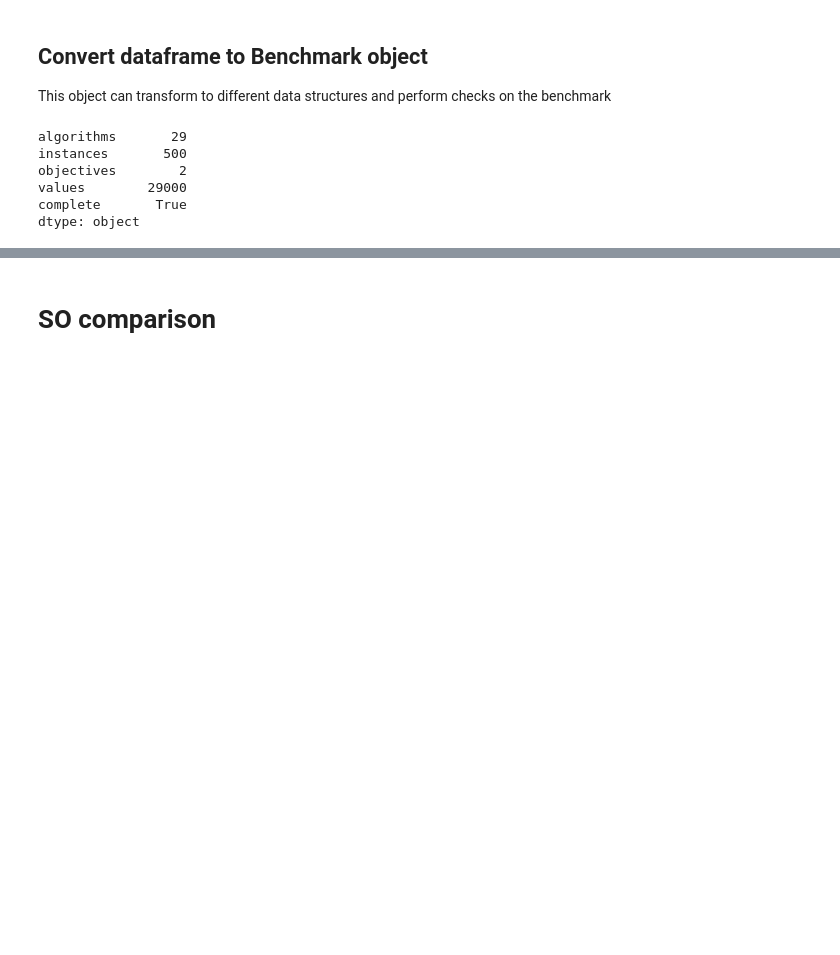
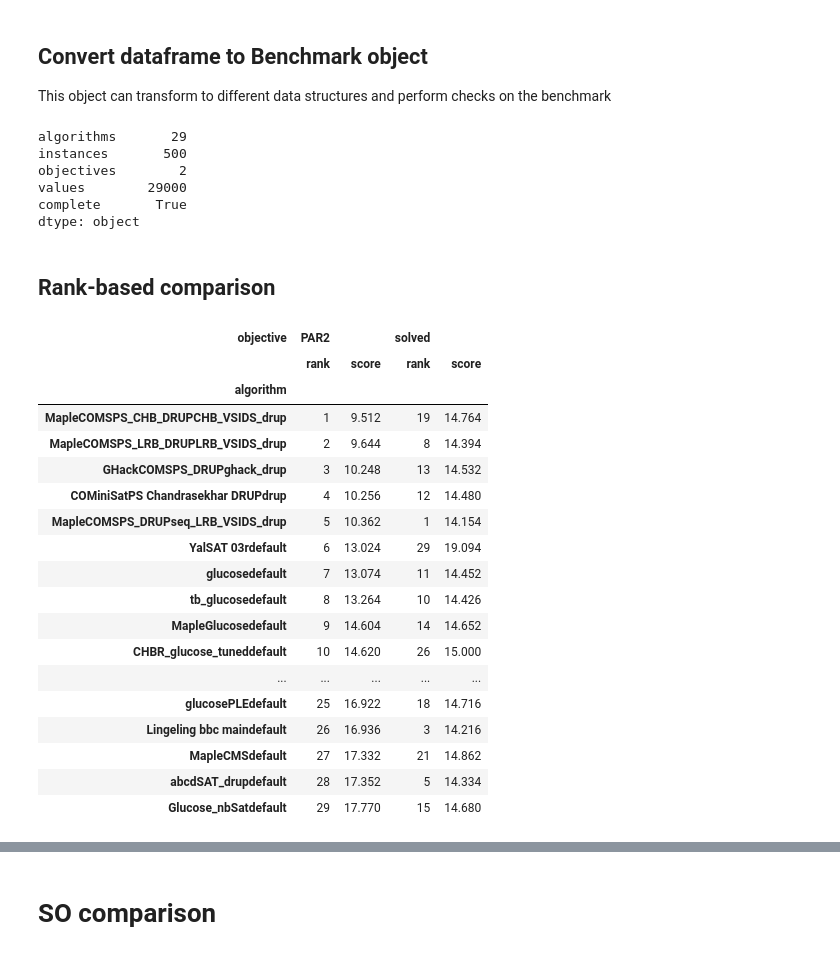
Before and after one commit to jeroenrook/robustranking, a Jupyter notebook: examples/SAT2016.ipynb, the cells around one changed output, grey strips where cells are left out. Cells and saved outputs as stored; diff of their text form; code cells hidden in the pictures; blank space fills up the shorter version.

```diff
--- a/examples/SAT2016.ipynb
+++ b/examples/SAT2016.ipynb
@@ -64,3 +65,5 @@ objectives        2
 values        29000
 complete       True
 dtype: object
+# %% [markdown]
+## Rank-based comparison
@@ -66,0 +72,22 @@ dtype: object
+# %%
+rcomparison.get_ranking()
+# %% [output]
+| objective | PAR2 |  | solved |  |
+|  | rank | score | rank | score |
+| algorithm |  |  |  |  |
+| MapleCOMSPS_CHB_DRUPCHB_VSIDS_drup | 1 | 9.512 | 19 | 14.764 |
+| MapleCOMSPS_LRB_DRUPLRB_VSIDS_drup | 2 | 9.644 | 8 | 14.394 |
+| GHackCOMSPS_DRUPghack_drup | 3 | 10.248 | 13 | 14.532 |
+| COMiniSatPS Chandrasekhar DRUPdrup | 4 | 10.256 | 12 | 14.480 |
+| MapleCOMSPS_DRUPseq_LRB_VSIDS_drup | 5 | 10.362 | 1 | 14.154 |
+| YalSAT 03rdefault | 6 | 13.024 | 29 | 19.094 |
+| glucosedefault | 7 | 13.074 | 11 | 14.452 |
+| tb_glucosedefault | 8 | 13.264 | 10 | 14.426 |
+| MapleGlucosedefault | 9 | 14.604 | 14 | 14.652 |
+| CHBR_glucose_tuneddefault | 10 | 14.620 | 26 | 15.000 |
+| ... | ... | ... | ... | ... |
+| glucosePLEdefault | 25 | 16.922 | 18 | 14.716 |
+| Lingeling bbc maindefault | 26 | 16.936 | 3 | 14.216 |
+| MapleCMSdefault | 27 | 17.332 | 21 | 14.862 |
+| abcdSAT_drupdefault | 28 | 17.352 | 5 | 14.334 |
+| Glucose_nbSatdefault | 29 | 17.770 | 15 | 14.680 |
```
Also changed, not shown: parts of 6 cells of this notebook, 1 other file.
